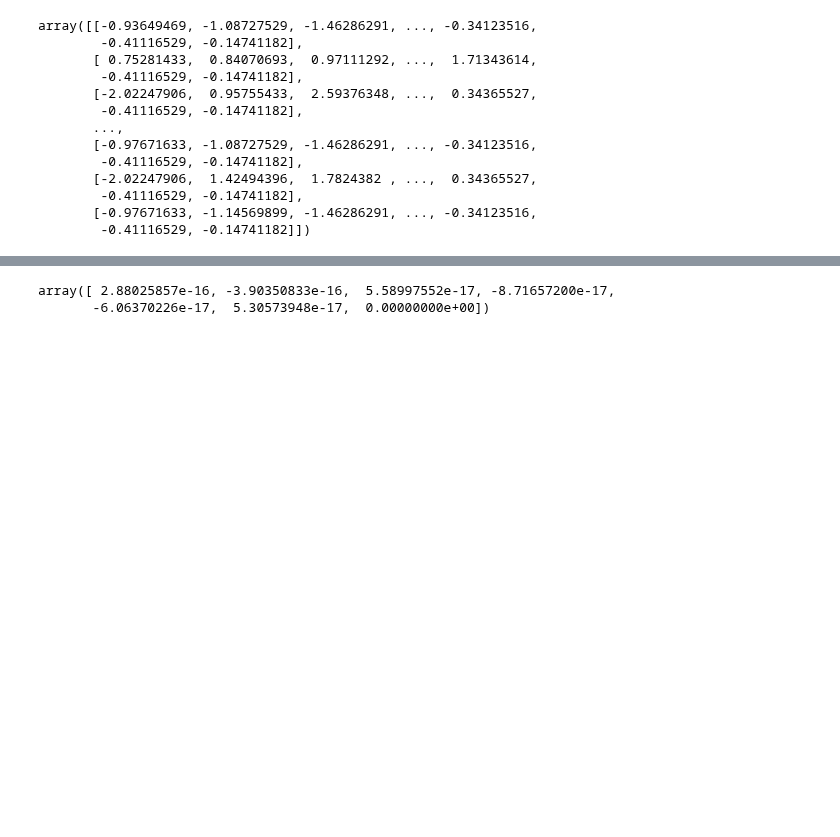
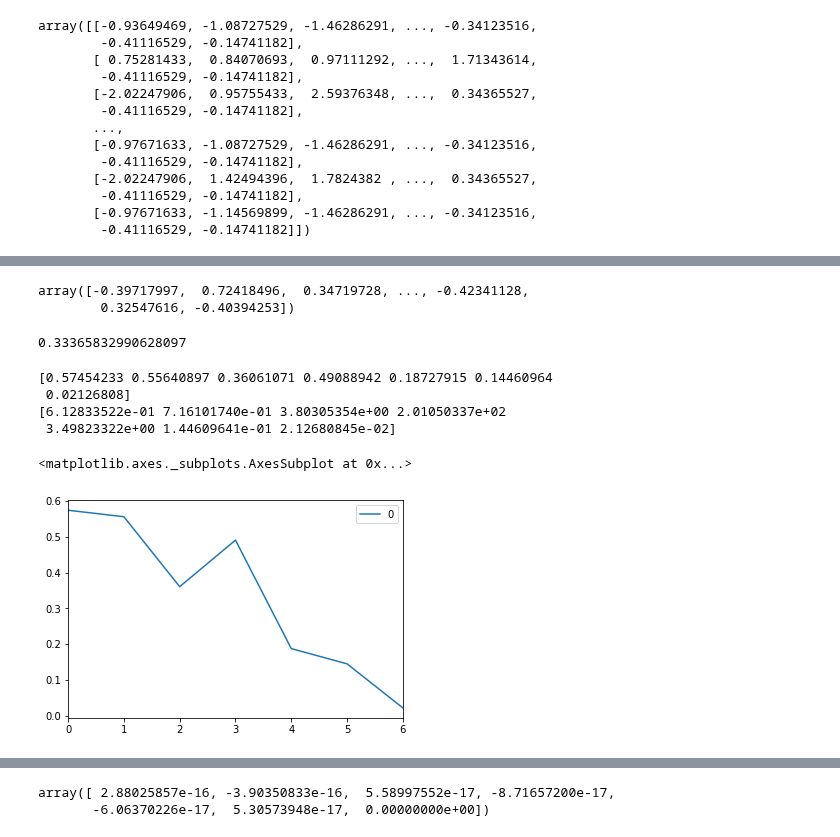
Before and after one commit to gtpgg1013/AI_docs, a Jupyter notebook: part4-ML/MLpy/Day21_0801.ipynb, the cells around one changed output, grey strips where cells are left out. Drawn from its saved outputs; the diff is of its cells as text; code cells hidden in the pictures; blank space fills up the shorter version.

```diff
--- a/part4-ML/MLpy/Day21_0801.ipynb
+++ b/part4-ML/MLpy/Day21_0801.ipynb
@@ -441,0 +498,23 @@ array([[-0.93649469, -1.08727529, -1.46286291, ..., -0.34123516,
+# %%
+X_rb.mean(axis=1)
+# %% [output]
+array([-0.39717997,  0.72418496,  0.34719728, ..., -0.42341128,
+        0.32547616, -0.40394253])
+# %%
+X_mm = MinMaxScaler().fit_transform(X)
+X_mm.mean()
+# %% [output]
+0.33365832990628097
+# %%
+print(X_mm.mean(axis=0))
+print(X.mean(axis=0))
+# %% [output]
+[0.57454233 0.55640897 0.36061071 0.49088942 0.18727915 0.14460964
+ 0.02126808]
+[6.12833522e-01 7.16101740e-01 3.80305354e+00 2.01050337e+02
+ 3.49823322e+00 1.44609641e-01 2.12680845e-02]
+# %%
+pd.DataFrame(X_mm.mean(axis=0)).plot()
+# %% [output]
+<matplotlib.axes._subplots.AxesSubplot at 0x...>
+[figure, added]
```
Also changed, not shown: parts of 69 cells of this notebook, 4 other files.
